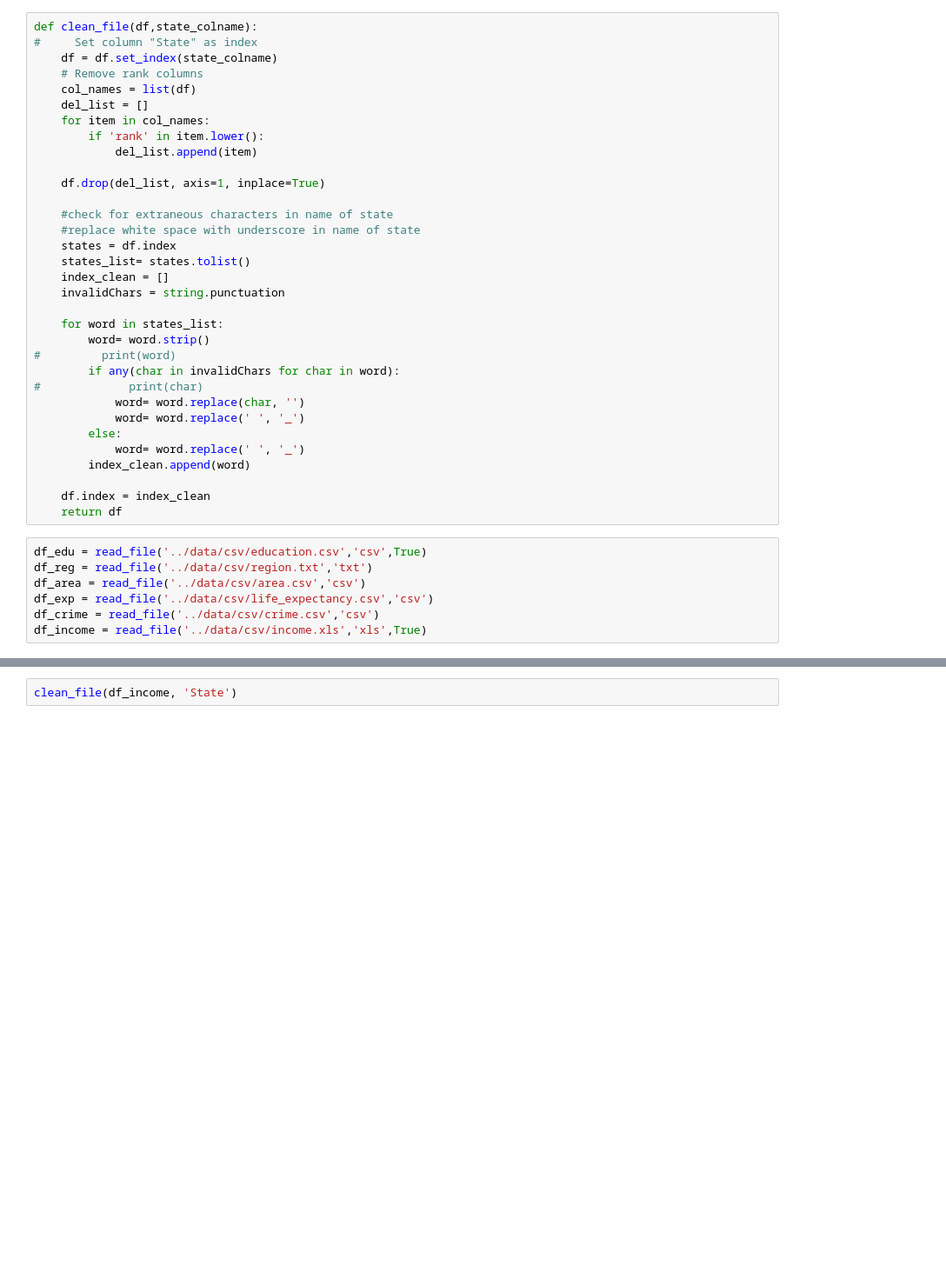
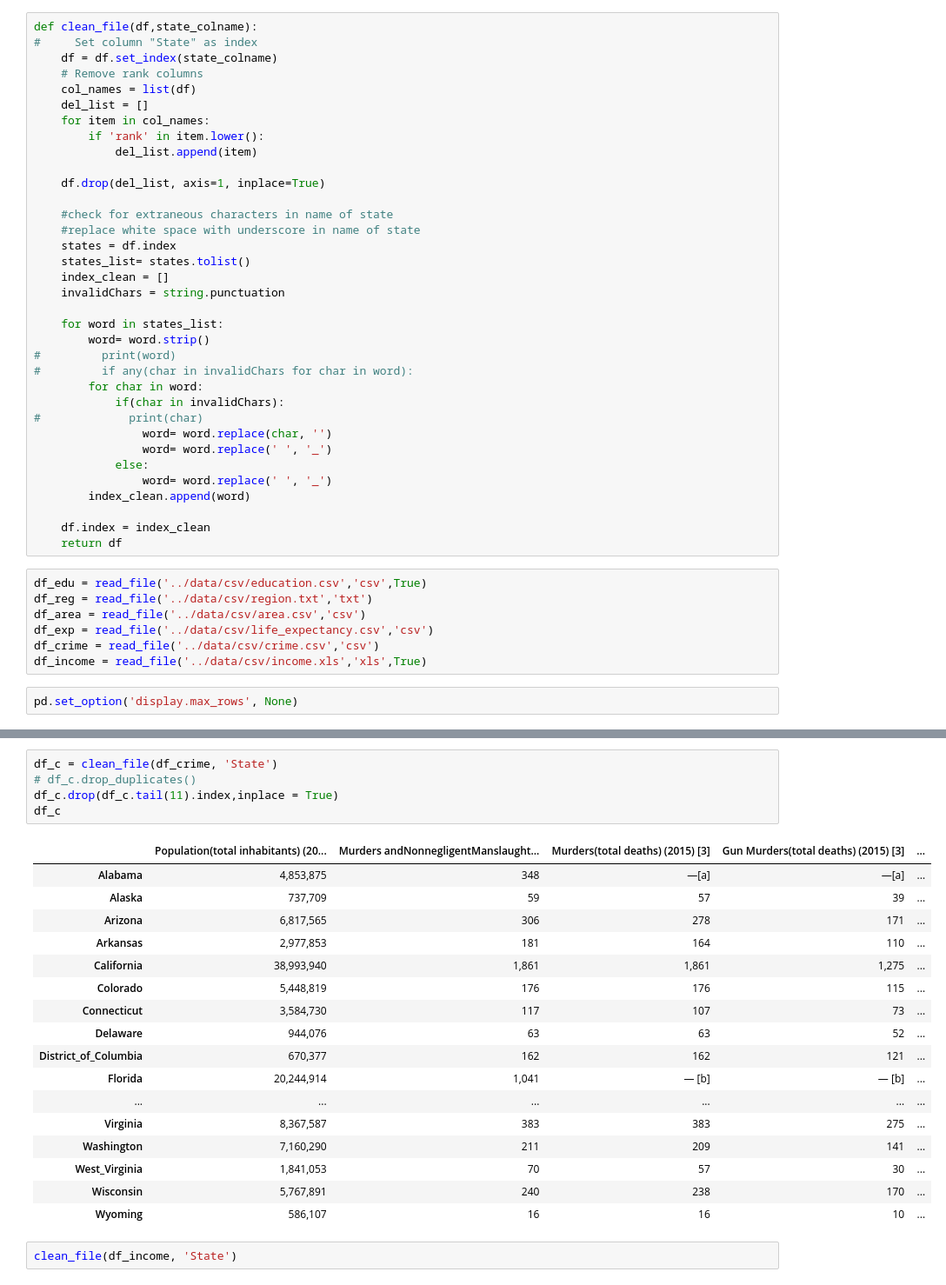
Before and after one commit to pallabee/Demographic-Data-Analysis, a Jupyter notebook: cleaning_data.ipynb, the cells around one changed output, grey strips where cells are left out. Shown at 87% size. Drawn from its saved outputs; the diff is of its cells as text; blank space fills up the shorter version.

```diff
--- a/cleaning_data.ipynb
+++ b/cleaning_data.ipynb
@@ -37,12 +37,14 @@ def clean_file(df,state_colname):
     for word in states_list:
         word= word.strip()
 #         print(word)
-        if any(char in invalidChars for char in word):
+#         if any(char in invalidChars for char in word):
+        for char in word:
+            if(char in invalidChars):
 #             print(char)
-            word= word.replace(char, '')
-            word= word.replace(' ', '_')
-        else:
-            word= word.replace(' ', '_')
+                word= word.replace(char, '')
+                word= word.replace(' ', '_')
+            else:
+                word= word.replace(' ', '_')
         index_clean.append(word)
 
     df.index = index_clean
@@ -54,6 +56,8 @@ df_area = read_file('../data/csv/area.csv','csv')
 df_exp = read_file('../data/csv/life_expectancy.csv','csv')
 df_crime = read_file('../data/csv/crime.csv','csv')
 df_income = read_file('../data/csv/income.xls','xls',True)
+# %%
+pd.set_option('display.max_rows', None)
 # %%
 clean_file(df_edu, 'State,federal district,or territory')
 # %% [output]
@@ -121,3 +141,26 @@ clean_file(df_area, 'State')
+# %%
+df_c = clean_file(df_crime, 'State')
+# df_c.drop_duplicates()
+df_c.drop(df_c.tail(11).index,inplace = True)
+df_c
+# %% [output]
+|  | Population(total inhabitants) (20... | Murders andNonnegligentManslaught... | Murders(total deaths) (2015) [3] | Gun Murders(total deaths) (2015) [3] | ... |
+| Alabama | 4,853,875 | 348 | —[a] | —[a] | ... |
+| Alaska | 737,709 | 59 | 57 | 39 | ... |
+| Arizona | 6,817,565 | 306 | 278 | 171 | ... |
+| Arkansas | 2,977,853 | 181 | 164 | 110 | ... |
+| California | 38,993,940 | 1,861 | 1,861 | 1,275 | ... |
+| Colorado | 5,448,819 | 176 | 176 | 115 | ... |
+| Connecticut | 3,584,730 | 117 | 107 | 73 | ... |
+| Delaware | 944,076 | 63 | 63 | 52 | ... |
+| District_of_Columbia | 670,377 | 162 | 162 | 121 | ... |
+| Florida | 20,244,914 | 1,041 | — [b] | — [b] | ... |
+| ... | ... | ... | ... | ... | ... |
+| Virginia | 8,367,587 | 383 | 383 | 275 | ... |
+| Washington | 7,160,290 | 211 | 209 | 141 | ... |
+| West_Virginia | 1,841,053 | 70 | 57 | 30 | ... |
+| Wisconsin | 5,767,891 | 240 | 238 | 170 | ... |
+| Wyoming | 586,107 | 16 | 16 | 10 | ... |
 # %%
 clean_file(df_income, 'State')
 # %% [output]
```
Also changed, not shown: parts of 2 cells of this notebook.
